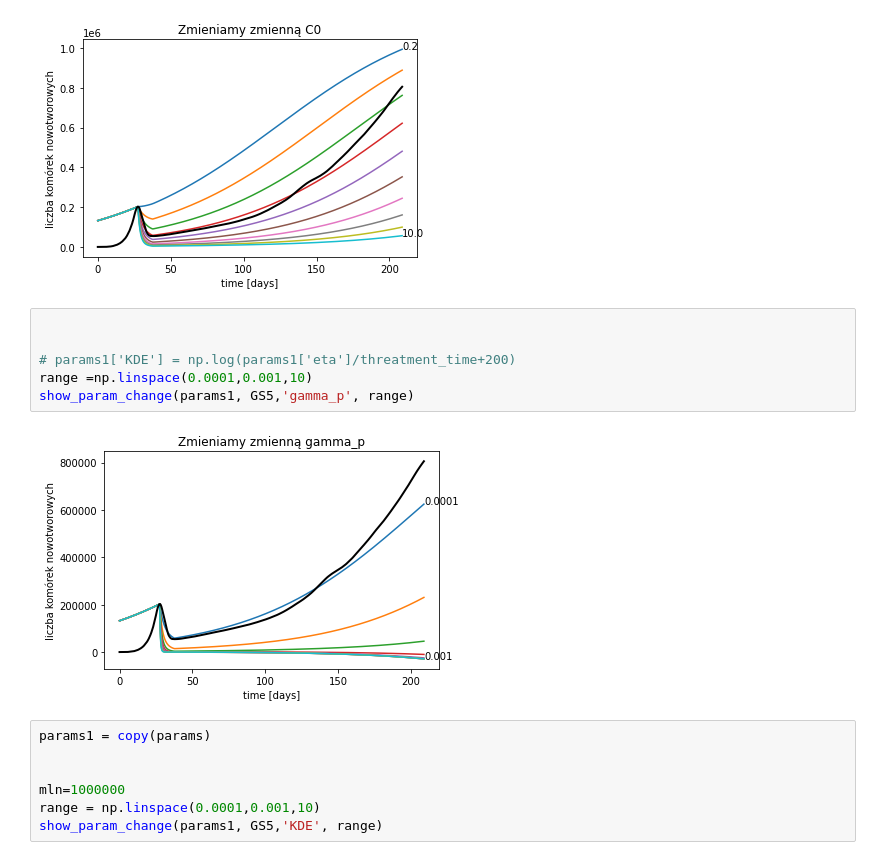
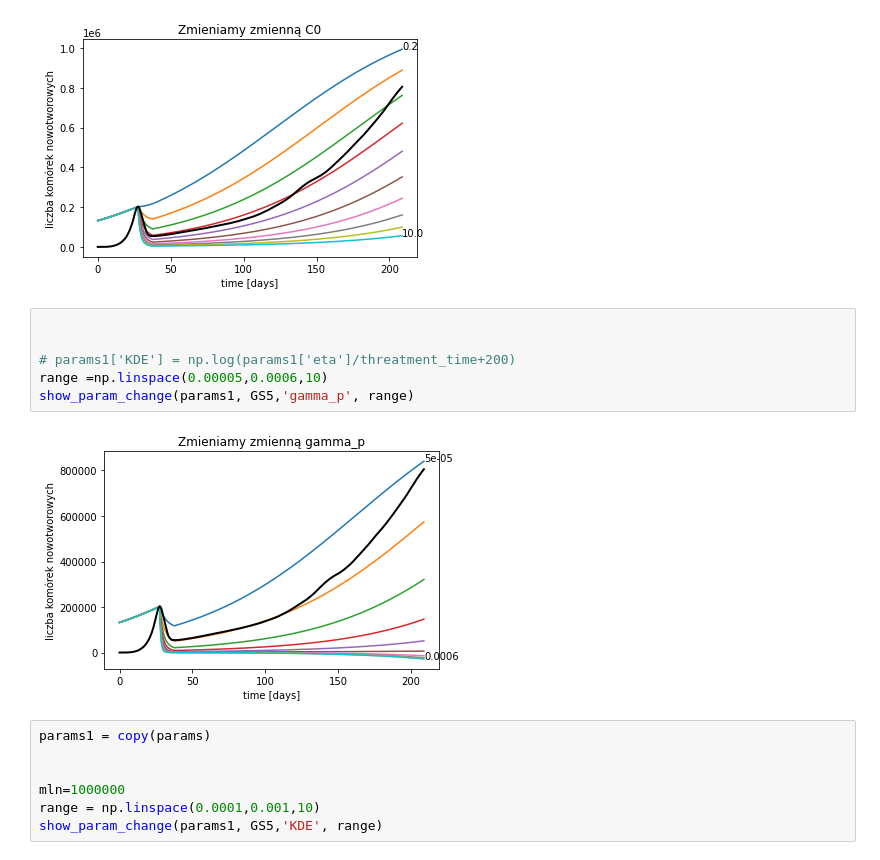
Before and after one commit to sgrzegorz/CancerTherapyPrediction, a Jupyter notebook: asymilacja/lekarz/exponential/Vis1PatientPatient_EP2_exp.ipynb, the cells around one changed output. Drawn from its saved outputs; the diff is of its cells as text.

```diff
--- a/asymilacja/lekarz/exponential/Vis1PatientPatientEP2_exp.ipynb
+++ b/asymilacja/lekarz/exponential/Vis1PatientPatient_EP2_exp.ipynb
@@ -138,11 +138,11 @@ show_param_change(params1, GS5,'C0', range)
 # %%
 
 
 # params1['KDE'] = np.log(params1['eta']/threatment_time+200)
-range =np.linspace(0.0001,0.001,10)
+range =np.linspace(0.00005,0.0006,10)
 show_param_change(params1, GS5,'gamma_p', range)
 # %% [output]
-[figure, old version]
+[figure, new version]
 # %%
 params1 = copy(params)
 
```
Also changed, not shown: parts of 6 cells of this notebook, 1 other file.
